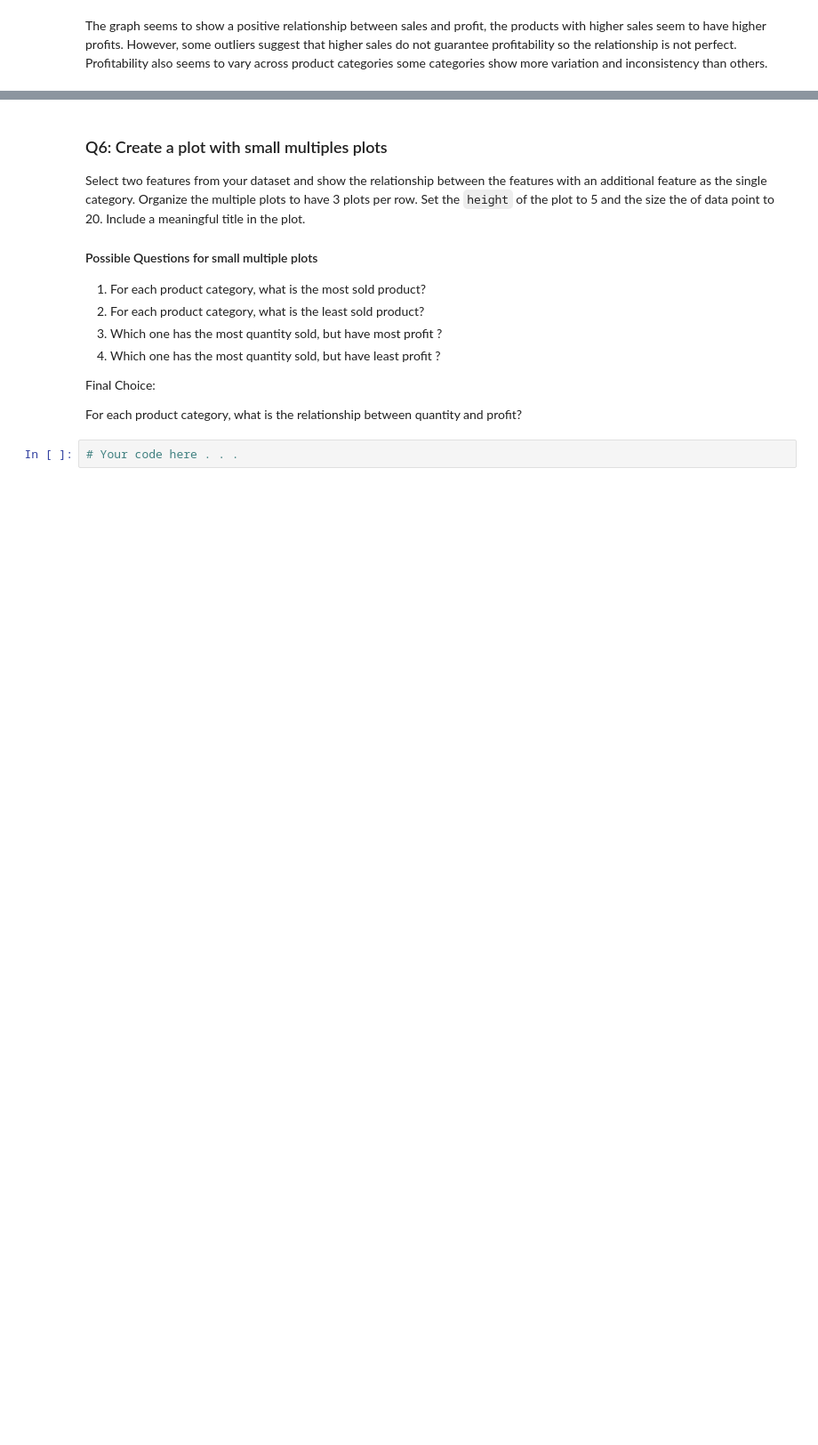
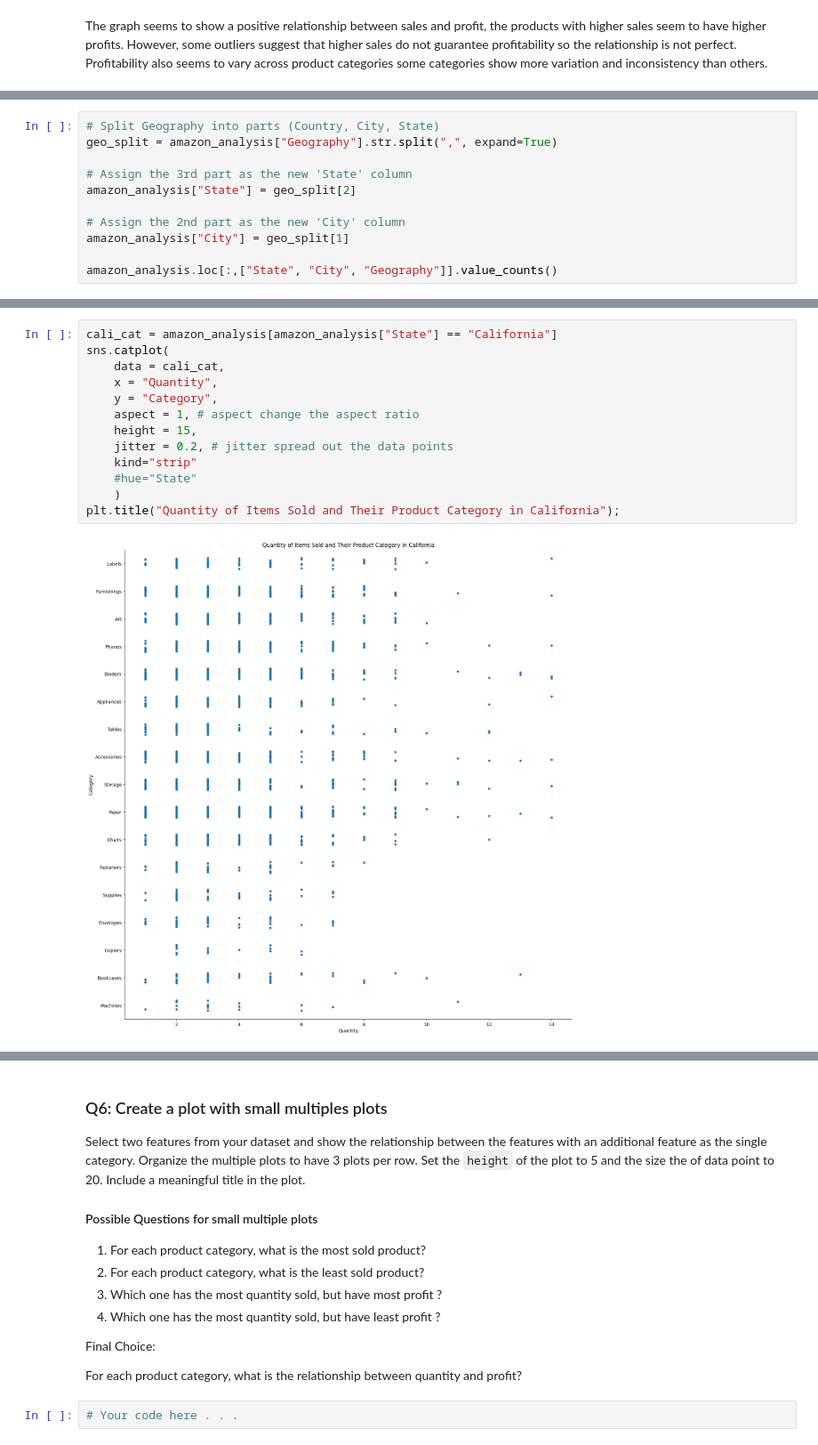
Before and after one commit to sjensen39/CS133_GP1, a Jupyter notebook: project_class_notebooks/P1_initial_exploration.ipynb, the cells around one changed output, grey strips where cells are left out. Shown at 89% size. Cells and saved outputs as stored; diff of their text form; blank space fills up the shorter version.

Commit message:
Created catplot and added to intro.

```diff
--- a/project_class_notebooks/P1_initial_exploration.ipynb
+++ b/project_class_notebooks/P1_initial_exploration.ipynb
@@ -141,0 +139,11 @@ Come up with your own question to do the initital exploration of your data that
+# %%
+# Split Geography into parts (Country, City, State)
+geo_split = amazon_analysis["Geography"].str.split(",", expand=True)
+
+# Assign the 3rd part as the new 'State' column
+amazon_analysis["State"] = geo_split[2]
+
+# Assign the 2nd part as the new 'City' column
+amazon_analysis["City"] = geo_split[1]
+
+amazon_analysis.loc[:,["State", "City", "Geography"]].value_counts()
@@ -141,0 +166,15 @@ Come up with your own question to do the initital exploration of your data that
+# %%
+cali_cat = amazon_analysis[amazon_analysis["State"] == "California"]
+sns.catplot(
+    data = cali_cat,
+    x = "Quantity",
+    y = "Category",
+    aspect = 1, # aspect change the aspect ratio
+    height = 15,
+    jitter = 0.2, # jitter spread out the data points
+    kind="strip"
+    #hue="State"
+    )
+plt.title("Quantity of Items Sold and Their Product Category in California");
+# %% [output]
+[figure, added]
```
Also changed, not shown: parts of 7 cells of this notebook.
